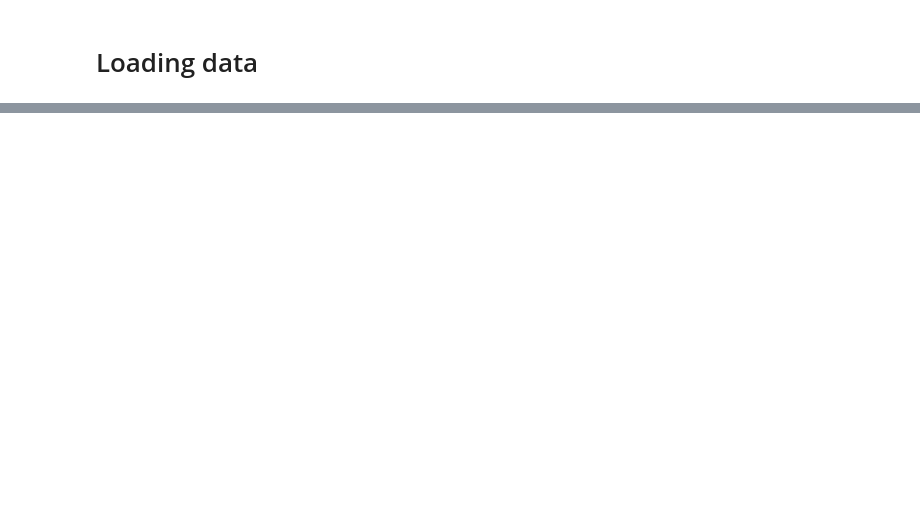
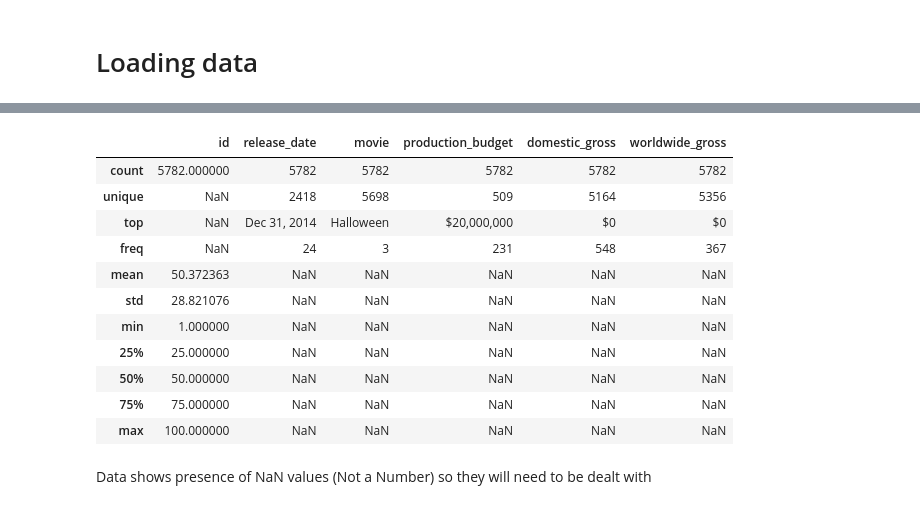
Before and after one commit to sophia14324/dsc-phase-1-project-v2-4, a Jupyter notebook: student.ipynb, the cells around one changed output, grey strips where cells are left out. Saved outputs shown, nothing was run; the diff lists cells and outputs as text; code cells hidden in the pictures; blank space fills up the shorter version.

```diff
--- a/student.ipynb
+++ b/student.ipynb
@@ -47,0 +121,17 @@ tn_movie_budgets = load_data("zippedData/tn.movie_budgets.csv.gz", "csv")
+# %%
+tn_movie_budgets.describe(include = 'all')
+# %% [output]
+|  | id | release_date | movie | production_budget | domestic_gross | worldwide_gross |
+| count | 5782.000000 | 5782 | 5782 | 5782 | 5782 | 5782 |
+| unique | NaN | 2418 | 5698 | 509 | 5164 | 5356 |
+| top | NaN | Dec 31, 2014 | Halloween | $20,000,000 | $0 | $0 |
+| freq | NaN | 24 | 3 | 231 | 548 | 367 |
+| mean | 50.372363 | NaN | NaN | NaN | NaN | NaN |
+| std | 28.821076 | NaN | NaN | NaN | NaN | NaN |
+| min | 1.000000 | NaN | NaN | NaN | NaN | NaN |
+| 25% | 25.000000 | NaN | NaN | NaN | NaN | NaN |
+| 50% | 50.000000 | NaN | NaN | NaN | NaN | NaN |
+| 75% | 75.000000 | NaN | NaN | NaN | NaN | NaN |
+| max | 100.000000 | NaN | NaN | NaN | NaN | NaN |
+# %% [markdown]
+Data shows presence of NaN values (Not a Number) so they will need to be dealt with
```
Also changed, not shown: parts of 25 cells of this notebook.
